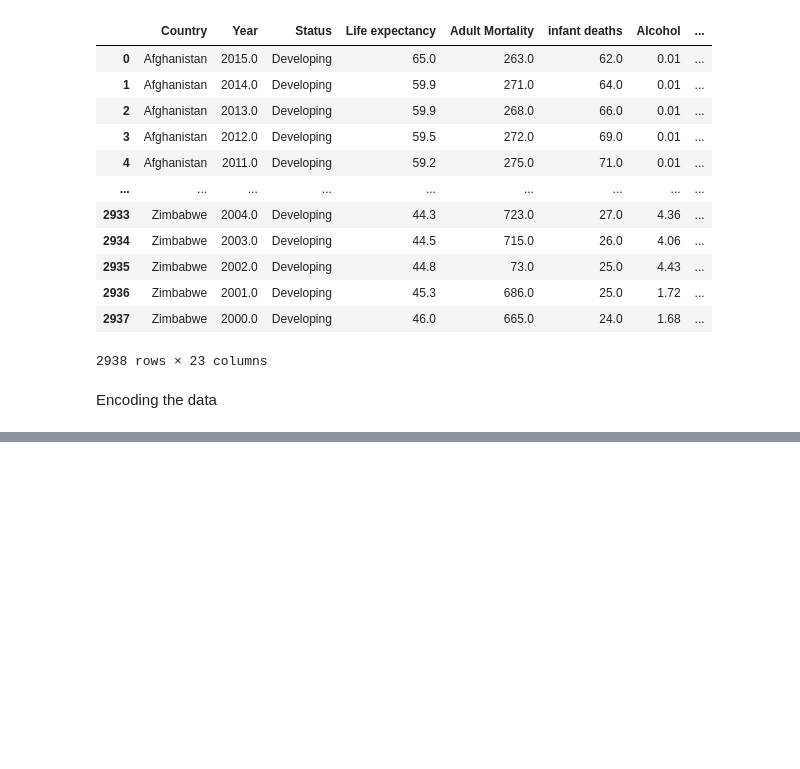
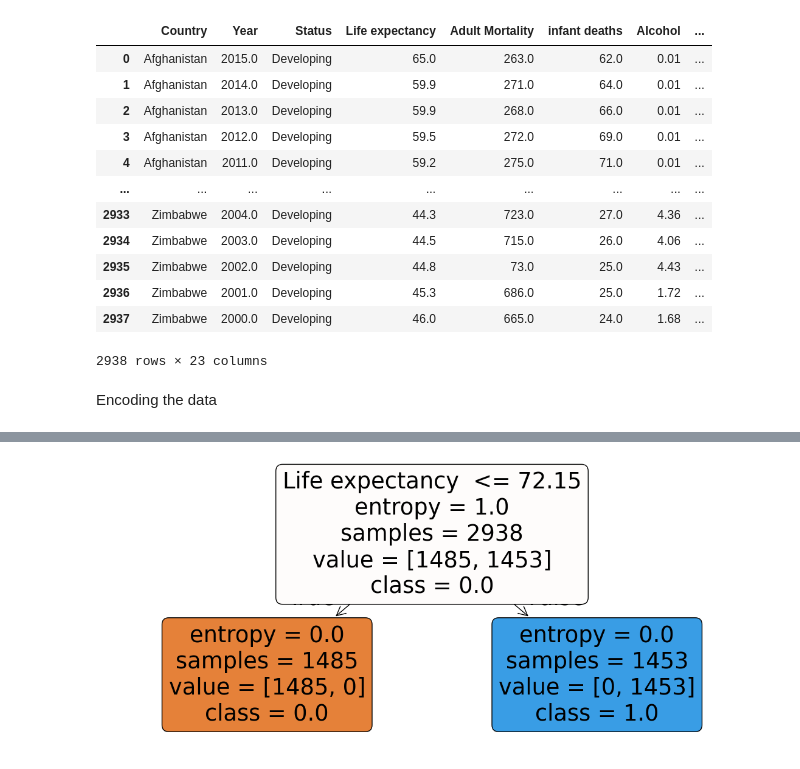
Before and after one commit to Qaisalhaj/PTUK-Dataminig-project, a Jupyter notebook: student data.ipynb, the cells around one changed output, grey strips where cells are left out. Drawn from its saved outputs; the diff is of its cells as text; code cells hidden in the pictures; blank space fills up the shorter version.

```diff
--- a/student data.ipynb
+++ b/student data.ipynb
@@ -323,9 +323,97 @@ Encoding the data
 # %%
 dummy = pd.get_dummies(df, columns=['Country','Status'], drop_first=True)
 # %%
+# ...existing code...
 from sklearn.model_selection import train_test_split
-from sklearn.tree import DecisionTreeClassifier
+from sklearn.tree import DecisionTreeClassifier, plot_tree
+from sklearn.preprocessing import LabelEncoder
 from sklearn.metrics import accuracy_score, classification_report
 
-y = df["High_Life_Expectancy"]
-X = df.drop(columns=["High_Life_Expectancy", "Country", "Status"])
+
+# target and features
+y = dummy["High_Life_Expectancy"]
+X = dummy.drop(columns=["High_Life_Expectancy"])
+
+# encode categorical columns in X (only object/category dtypes)
+encoders = {}
+X_encoded = X.copy()
+for col in X.select_dtypes(include=['object','category']).columns:
+    le = LabelEncoder()
+    X_encoded[col] = le.fit_transform(X[col].astype(str))
+    encoders[col] = le
+
+# ensure numeric dtype
+X_encoded = X_encoded.astype(float)
+
+# if target is categorical, encode it
+target_encoder = LabelEncoder()
+y_encoded = target_encoder.fit_transform(y)
+
+
+# model
+clf = DecisionTreeClassifier(criterion="entropy", random_state=0)
+clf.fit(X_encoded, y_encoded)
+print("tranining accuracy:", clf.score(X_encoded, y_encoded))
+
+
+# visualize (optional)
+plt.figure(figsize=(14,6))
+plot_tree(clf, feature_names=X_encoded.columns, class_names=[str(c) for c in target_encoder.classes_], filled=True, rounded=True)
+plt.show()
+
+
+
+new_sample = {
+    'Life expectancy ': 72.0,
+    'Adult Mortality': 150,
+    'infant deaths': 10,
+    'Alcohol': 5.0,
+    'percentage expenditure': 0.5,
+    'Hepatitis B': 90.0,
+    'Measles ': 50,
+    ' BMI ': 22.0,
+    'under-five deaths ': 8,
+    'Polio': 95.0,
+    'Total expenditure': 4.0,
+    'Diphtheria ': 93.0,
+    ' HIV/AIDS': 0.5,
+    'GDP': 3000.0,
+    'Population': 5000000,
+    ' thinness  1-19 years': 4.0,
+    ' thinness 5-9 years': 3.5,
+    'Income composition of resources': 0.7,
+    'Schooling': 12.0,
+
+    'Country_Afghanistan': 0,
+    'Country_Albania': 0,
+    'Status_Developing': 1
+}
+new_sample_df = pd.DataFrame([new_sample])
+
+# Align columns to training features and fill missing with 0
+features = X_encoded.columns.tolist()
+new_aligned = new_sample_df.reindex(columns=features, fill_value=0).copy()
+
+# Safely apply encoders (fall back to mode value if unseen)
+for col in features:
+    if col in encoders:
+        le = encoders[col]
+        val = new_aligned.loc[0, col]
+        try:
+            new_aligned.loc[0, col] = le.transform([val])[0]
+        except Exception:
+            # fallback: use training mode (most frequent) encoded value
+            mode_val = X[col].mode().iloc[0]
+            try:
+                new_aligned.loc[0, col] = le.transform([mode_val])[0]
+            except Exception:
+                new_aligned.loc[0, col] = 0
+
+# ensure numeric dtype and same column order
+new_aligned = new_aligned[features].astype(float)
+
+prediction = clf.predict(new_aligned)
+predicted_class = target_encoder.inverse_transform(prediction)
+print("Predicted High Life Expectancy:", predicted_class[0])
+# ...existing code...
+# %% [output]
@@ -331,0 +421 @@ X = df.drop(columns=["High_Life_Expectancy", "Country", "Status"])
+[figure, added]
```
Also changed, not shown: parts of 7 cells of this notebook, 1 other file.
